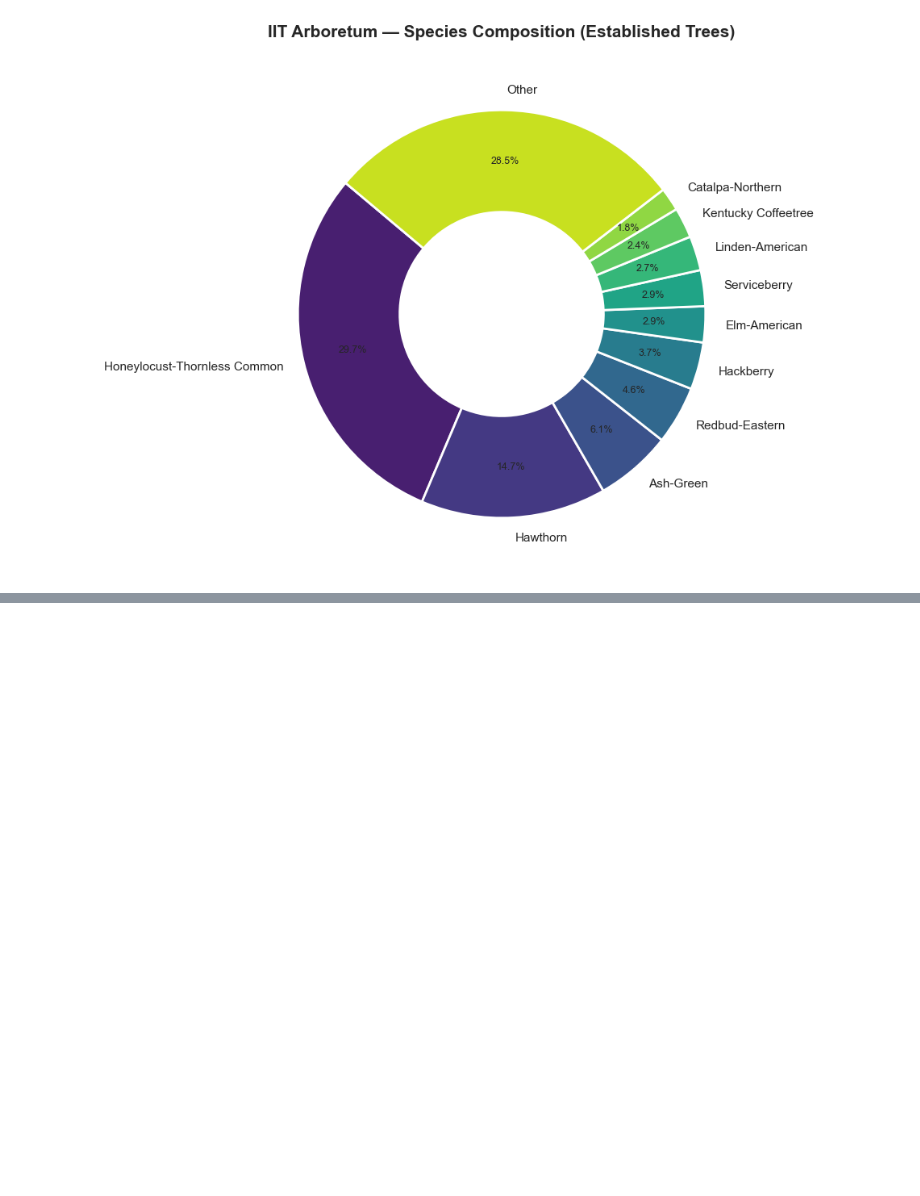
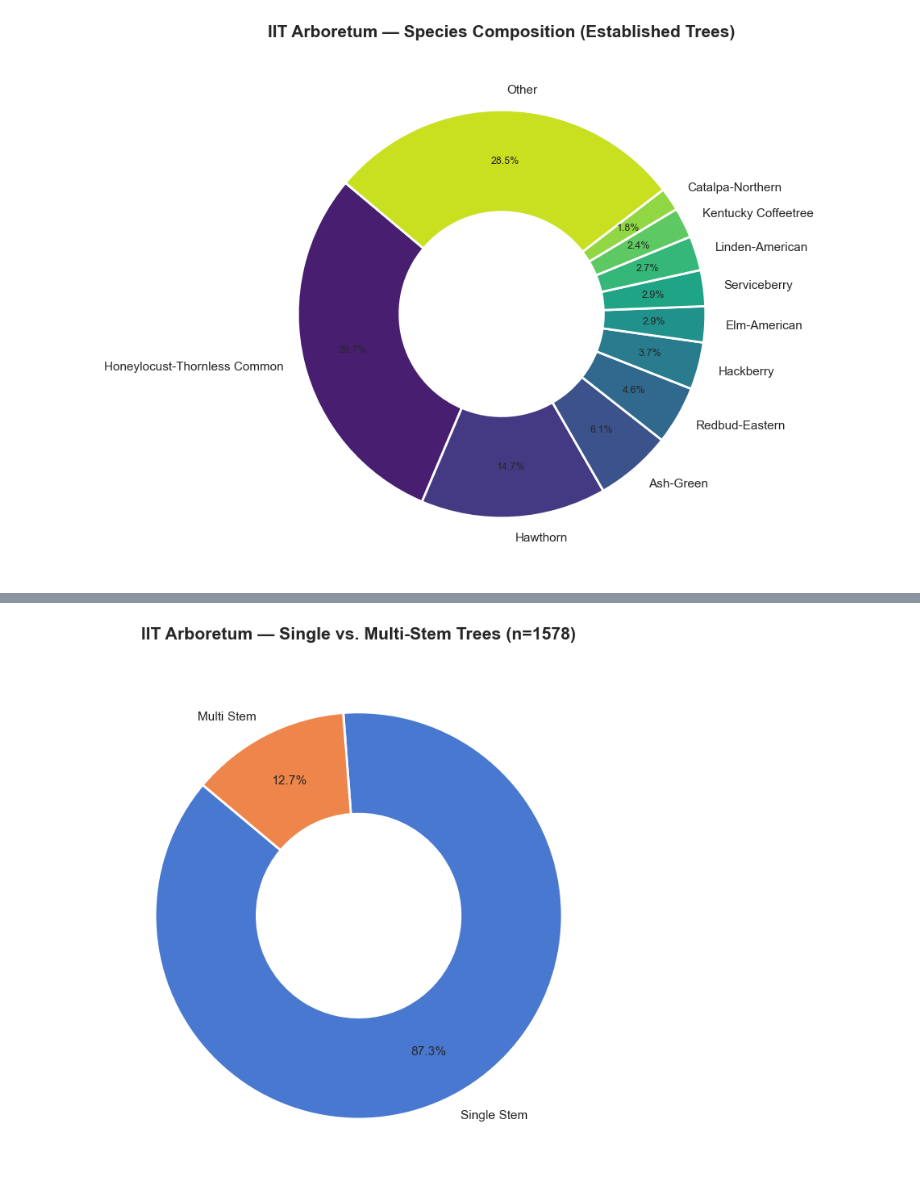
Before and after one commit to pbalea/chicago-tree-health, a Jupyter notebook: Alphawood Arboretum/alphawood_species_breakdown.ipynb, the cells around one changed output, grey strips where cells are left out. Saved outputs shown, nothing was run; the diff lists cells and outputs as text; code cells hidden in the pictures; blank space fills up the shorter version.

```diff
--- a/Alphawood Arboretum/alphawood_species_breakdown.ipynb
+++ b/Alphawood Arboretum/alphawood_species_breakdown.ipynb
@@ -136,7 +182,7 @@ import pandas as pd
 import folium
 import seaborn as sns
 
-df = pd.read_csv('chicago-tree-health/datasets/iit_trees_corrected(filters).csv')
+df = pd.read_csv('iit_trees_corrected(filters).csv')
 df_est = df[df['established'] == True].dropna(subset=['latitude', 'longitude'])
 
 # Reuse top species from bar chart, drop the artificial "Other" entry
@@ -194,0 +260,24 @@ m
+# %%
+stem_counts = df_est['is_multi_stem'].value_counts()
+stem_counts.index = ['Single Stem', 'Multi Stem']
+
+palette_stem = sns.color_palette('muted', 2)
+
+fig, ax = plt.subplots(figsize=(7, 7))
+wedges, texts, autotexts = ax.pie(
+    stem_counts,
+    labels=stem_counts.index,
+    colors=palette_stem,
+    autopct='%1.1f%%',
+    startangle=140,
+    wedgeprops=dict(width=0.5, edgecolor='white', linewidth=2),
+    pctdistance=0.75
+)
+for text in autotexts:
+    text.set_fontsize(11)
+ax.set_title(f'IIT Arboretum — Single vs. Multi-Stem Trees (n={len(df_est)})',
+             fontsize=15, fontweight='bold', pad=20)
+plt.tight_layout()
+plt.show()
+# %% [output]
+[figure, added]
```
Also changed, not shown: parts of 5 cells of this notebook, 3 other files.
